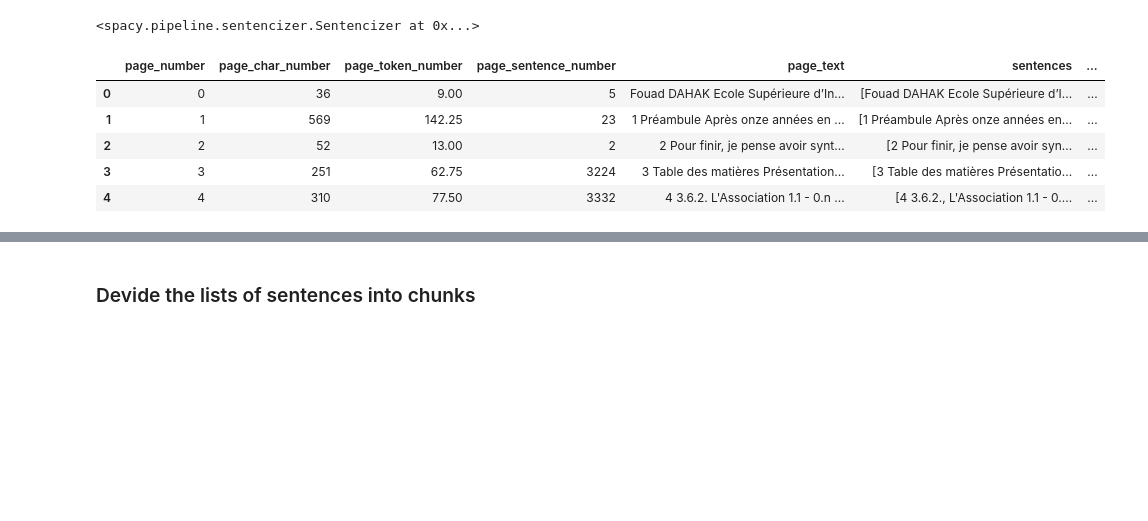
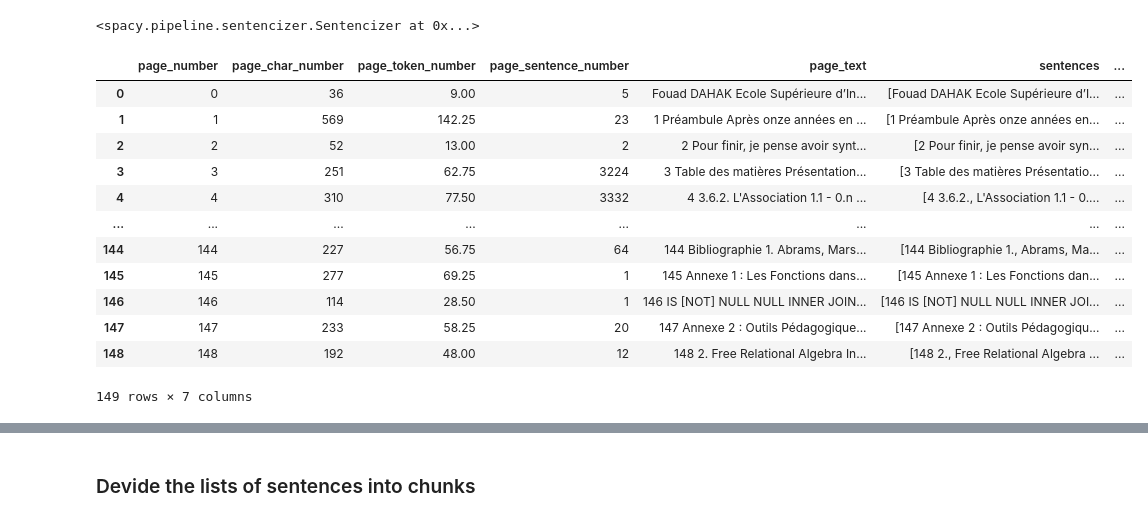
Before and after one commit to MouadBaghdadi/BddChat_RAG_Pipeline, a Jupyter notebook: data_preprocessing/preprocessing.ipynb, the cells around one changed output, grey strips where cells are left out. Cells and saved outputs as stored; diff of their text form; code cells hidden in the pictures; blank space fills up the shorter version.

```diff
--- a/data_preprocessing/preprocessing.ipynb
+++ b/data_preprocessing/preprocessing.ipynb
@@ -4,6 +4,8 @@ from tqdm import tqdm
 
 import pandas as pd
 import numpy as np
+
+pd.reset_option('display.max_colwidth', None)
 # %%
 def text_format(text):
     cleaned_text = text.replace("\n", " ").strip()
@@ -78,11 +80,18 @@ def split_into_sentences_spacy(text):
 # %%
 df['sentences'], df['spacy_sentences_num'] = zip(*df['page_text'].apply(split_into_sentences_spacy))
 # %%
-df.head()
+df
 # %% [output]
 |  | page_number | page_char_number | page_token_number | page_sentence_number | page_text | sentences | ... |
 | 0 | 0 | 36 | 9.00 | 5 | Fouad DAHAK Ecole Supérieure d’In... | [Fouad DAHAK Ecole Supérieure d’I... | ... |
 | 1 | 1 | 569 | 142.25 | 23 | 1 Préambule Après onze années en ... | [1 Préambule Après onze années en... | ... |
 | 2 | 2 | 52 | 13.00 | 2 | 2 Pour finir, je pense avoir synt... | [2 Pour finir, je pense avoir syn... | ... |
 | 3 | 3 | 251 | 62.75 | 3224 | 3 Table des matières Présentation... | [3 Table des matières Présentatio... | ... |
 | 4 | 4 | 310 | 77.50 | 3332 | 4 3.6.2. L'Association 1.1 - 0.n ... | [4 3.6.2., L'Association 1.1 - 0.... | ... |
+| ... | ... | ... | ... | ... | ... | ... | ... |
+| 144 | 144 | 227 | 56.75 | 64 | 144 Bibliographie 1. Abrams, Mars... | [144 Bibliographie 1., Abrams, Ma... | ... |
+| 145 | 145 | 277 | 69.25 | 1 | 145 Annexe 1 : Les Fonctions dans... | [145 Annexe 1 : Les Fonctions dan... | ... |
+| 146 | 146 | 114 | 28.50 | 1 | 146 IS [NOT] NULL NULL INNER JOIN... | [146 IS [NOT] NULL NULL INNER JOI... | ... |
+| 147 | 147 | 233 | 58.25 | 20 | 147 Annexe 2 : Outils Pédagogique... | [147 Annexe 2 : Outils Pédagogiqu... | ... |
+| 148 | 148 | 192 | 48.00 | 12 | 148 2. Free Relational Algebra In... | [148 2., Free Relational Algebra ... | ... |
+149 rows × 7 columns
```
Also changed, not shown: parts of 10 cells of this notebook, 5 other files.
